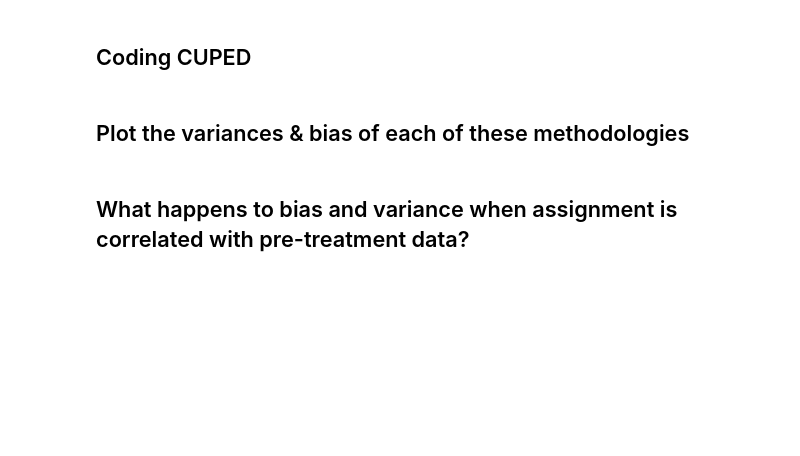
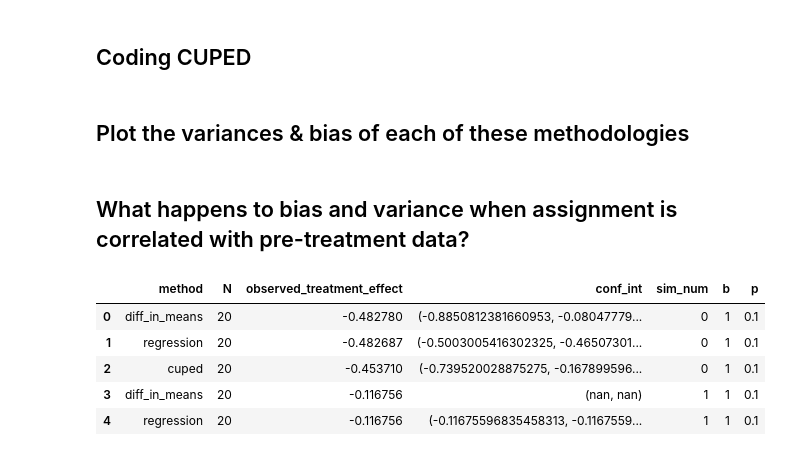
Before and after one commit to punyupunyu/causal_inference_exercises, a Jupyter notebook: causal-inference-method-comps-pt1-5.ipynb, the cells around one changed output. Cells and saved outputs as stored; diff of their text form; code cells hidden in the pictures; blank space fills up the shorter version.

```diff
--- a/causal-inference-method-comps-pt1-5.ipynb
+++ b/causal-inference-method-comps-pt1-5.ipynb
@@ -70,8 +70,7 @@ for i in data:
         for b in b_array:
             for sim in range (0, 10000):
                 Y_pre = np.random.normal(1, 1, i)
-                p = 1/(1+np.exp(1-Y_pre))
-                A = np.array([generate_binomial(i) for i in p])
+                A = np.random.binomial(1, p, i)
     #                 A = np.random.binomial(1, p, i)
                 Y_post = A*b  - A* Y_pre + np.random.normal(0,1)
 
@@ -168 +169,10 @@ for i in data:
+# %%
+mydata.head()
+# %% [output]
+|  | method | N | observed_treatment_effect | conf_int | sim_num | b | p |
+| 0 | diff_in_means | 20 | -0.482780 | (-0.8850812381660953, -0.08047779... | 0 | 1 | 0.1 |
+| 1 | regression | 20 | -0.482687 | (-0.5003005416302325, -0.46507301... | 0 | 1 | 0.1 |
+| 2 | cuped | 20 | -0.453710 | (-0.739520028875275, -0.167899596... | 0 | 1 | 0.1 |
+| 3 | diff_in_means | 20 | -0.116756 | (nan, nan) | 1 | 1 | 0.1 |
+| 4 | regression | 20 | -0.116756 | (-0.11675596835458313, -0.1167559... | 1 | 1 | 0.1 |
 # %%
```
Also changed, not shown: parts of 3 cells of this notebook, 1 other file.
